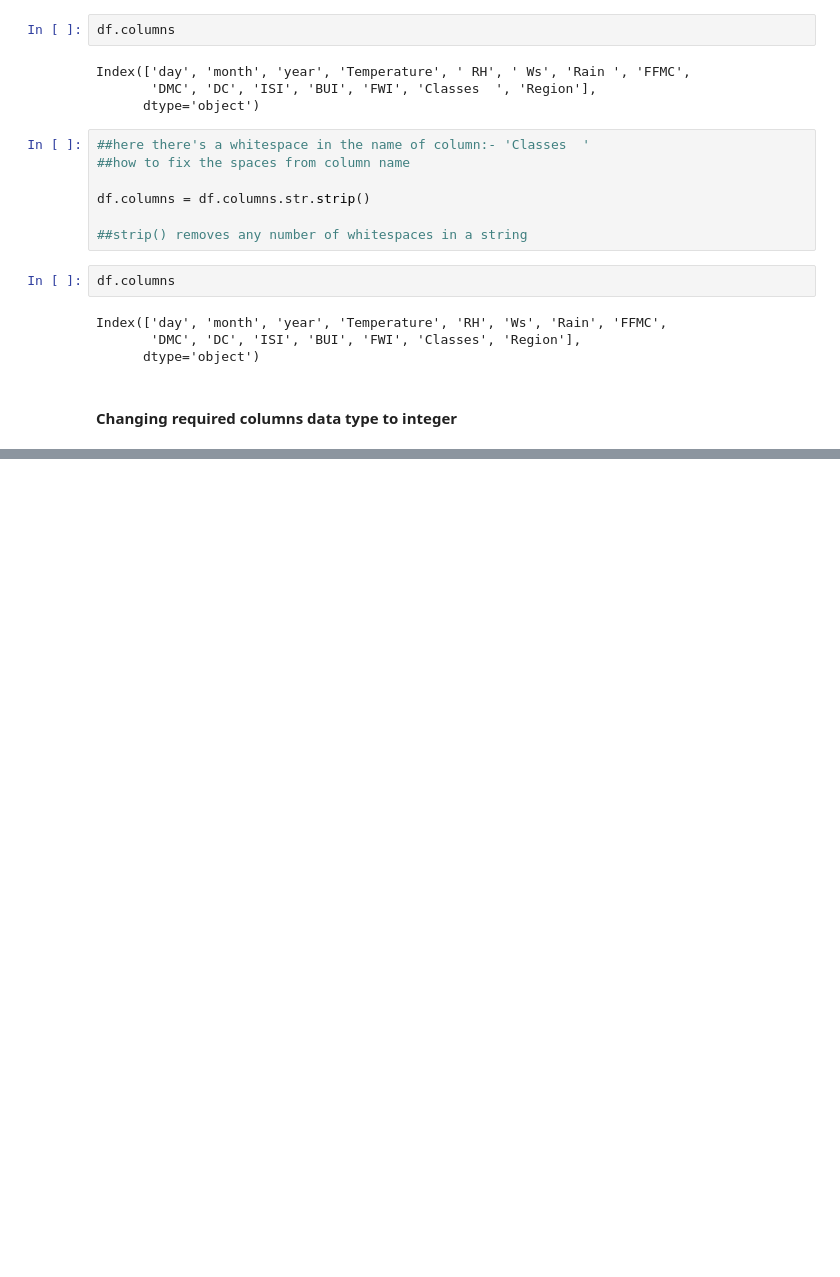
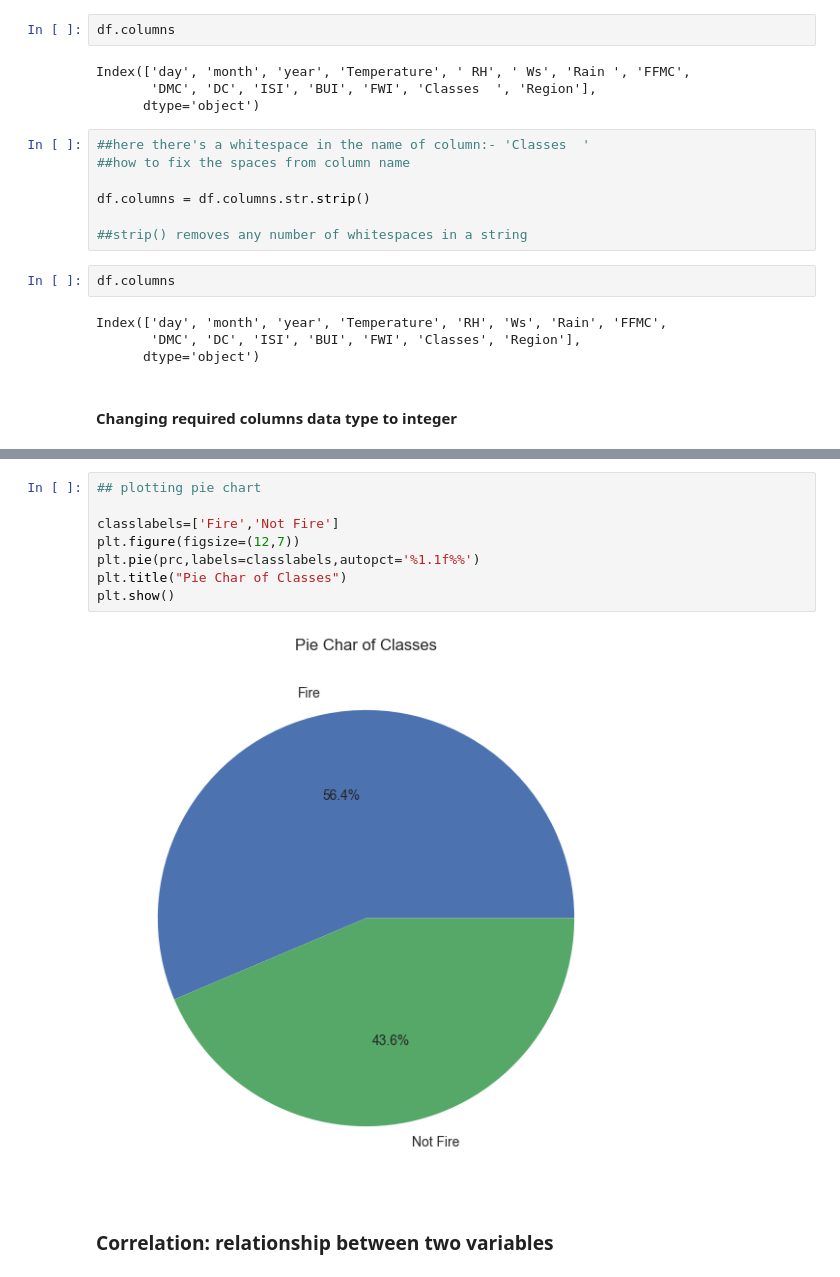
Before and after one commit to sainaakash/Data-Engineering-on-Algerian-Forest-Fire-Dataset, a Jupyter notebook: Data Engineering on Algerian Forest Fire Dataset.ipynb, the cells around one changed output, grey strips where cells are left out. Drawn from its saved outputs; the diff is of its cells as text; blank space fills up the shorter version.

```diff
--- a/Data Engineering on Algerian Forest Fire Dataset.ipynb
+++ b/Data Engineering on Algerian Forest Fire Dataset.ipynb
@@ -211,0 +307,12 @@ Index(['day', 'month', 'year', 'Temperature', 'RH', 'Ws', 'Rain', 'FFMC',
+# %%
+## plotting pie chart
+
+classlabels=['Fire','Not Fire']
+plt.figure(figsize=(12,7))
+plt.pie(prc,labels=classlabels,autopct='%1.1f%%')
+plt.title("Pie Char of Classes")
+plt.show()
+# %% [output]
+[figure, added]
+# %% [markdown]
+### Correlation: relationship between two variables
```
Also changed, not shown: parts of 22 cells of this notebook.
